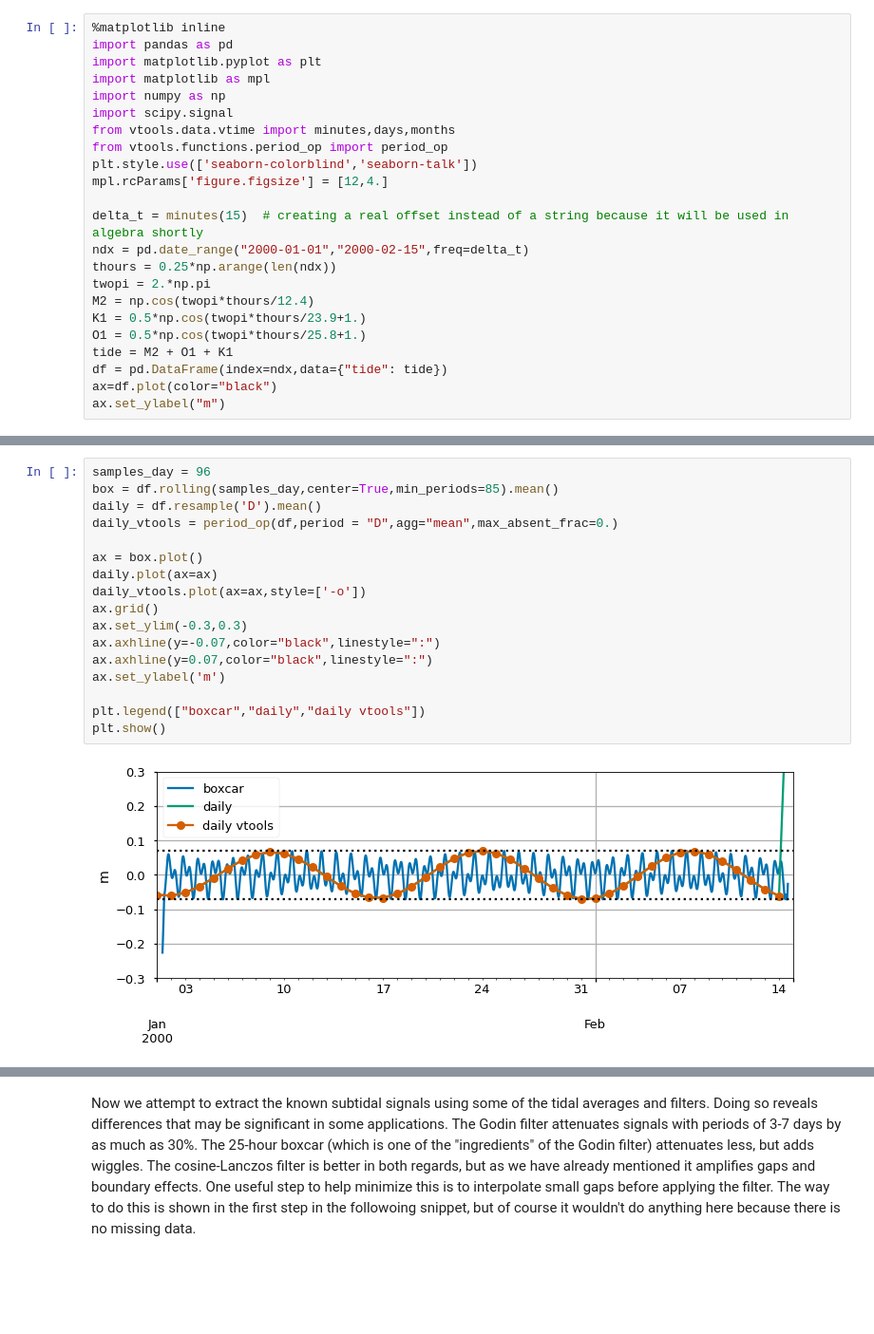
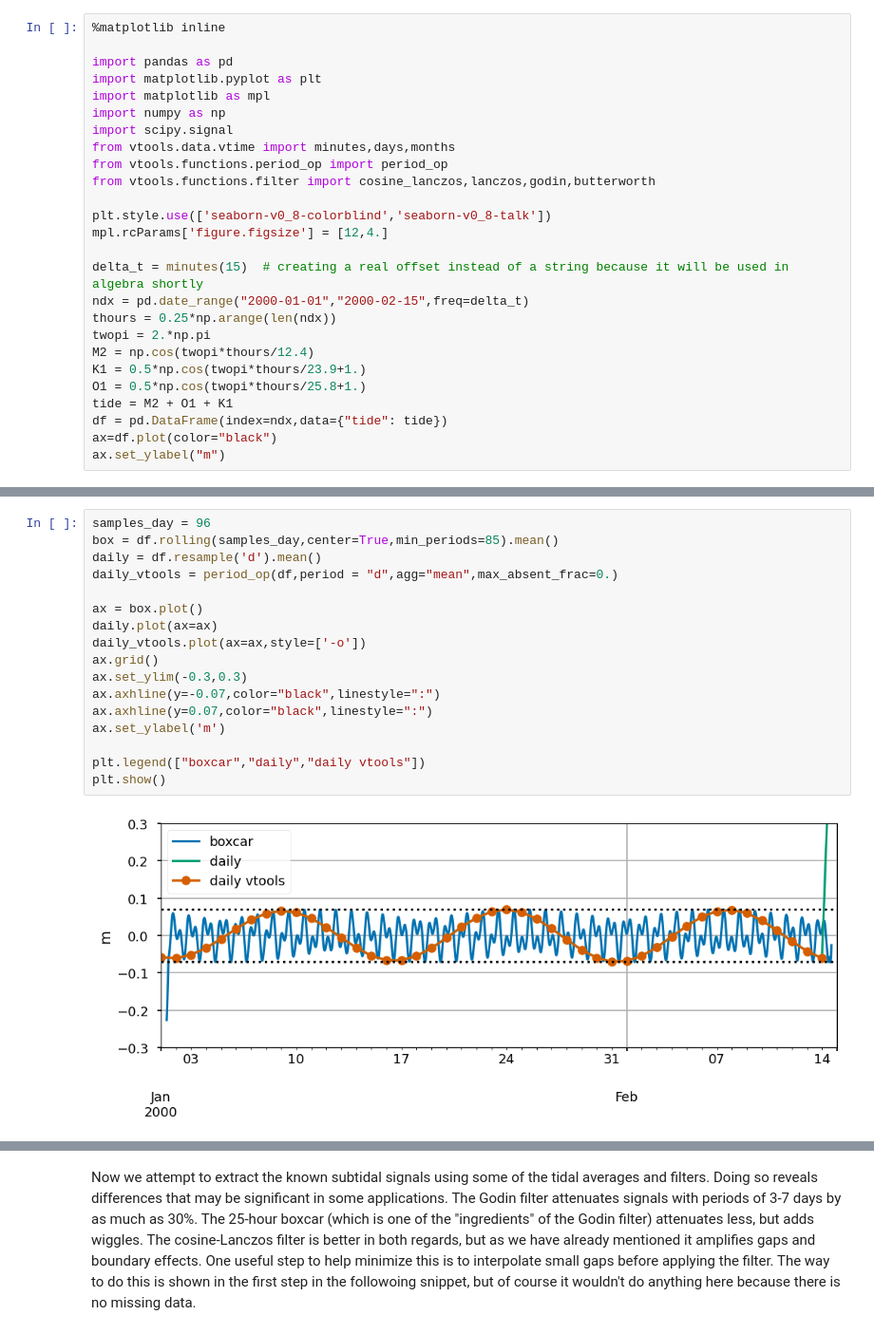
Before and after one commit to CADWRDeltaModeling/vtools3, a Jupyter notebook: docs/doctrees/nbsphinx/notebooks/filters.ipynb, the cells around one changed output, grey strips where cells are left out. Shown: that part at 95% size. Saved outputs shown, nothing was run; the diff lists cells and outputs as text; blank space fills up the shorter version.

```diff
--- a/docs/doctrees/nbsphinx/notebooks/filters.ipynb
+++ b/docs/doctrees/nbsphinx/notebooks/filters.ipynb
@@ -6,6 +6,7 @@ VTools provides simple methods for period averaging, filtering and low passing d
 As an introduction to the topic let's start by making a single time series with three of the most common tidal constituents. This produces a series that is complex enough to be interesting and realistic, but it doesn't have any low frequencies in it, so a reasonable tidal filtration should look like a flat line at zero.
 # %%
 %matplotlib inline
+
 import pandas as pd
 import matplotlib.pyplot as plt
 import matplotlib as mpl
@@ -13,7 +14,9 @@ import numpy as np
 import scipy.signal
 from vtools.data.vtime import minutes,days,months
 from vtools.functions.period_op import period_op
-plt.style.use(['seaborn-colorblind','seaborn-talk'])
+from vtools.functions.filter import cosine_lanczos,lanczos,godin,butterworth
+
+plt.style.use(['seaborn-v0_8-colorblind','seaborn-v0_8-talk'])
 mpl.rcParams['figure.figsize'] = [12,4.]
 
 delta_t = minutes(15)  # creating a real offset instead of a string because it will be used in algebra shortly
@@ -41,20 +44,20 @@ Finally, note that the boxcar and daily average are related. A daily average can
 # %%
 samples_day = 96
 box = df.rolling(samples_day,center=True,min_periods=85).mean()
-daily = df.resample('D').mean()
-daily_vtools = period_op(df,period = "D",agg="mean",max_absent_frac=0.)
+daily = df.resample('d').mean()
+daily_vtools = period_op(df,period = "d",agg="mean",max_absent_frac=0.)
 
 ax = box.plot()
 daily.plot(ax=ax)
 daily_vtools.plot(ax=ax,style=['-o'])
 ax.grid()
 ax.set_ylim(-0.3,0.3)
 ax.axhline(y=-0.07,color="black",linestyle=":")
 ax.axhline(y=0.07,color="black",linestyle=":")
 ax.set_ylabel('m')
 
 plt.legend(["boxcar","daily","daily vtools"])
 plt.show()
 # %% [output]
-[figure, old version]
+[figure, new version]
 # %% [markdown]
```
Also changed, not shown: parts of 12 cells of this notebook, 10 other files.
